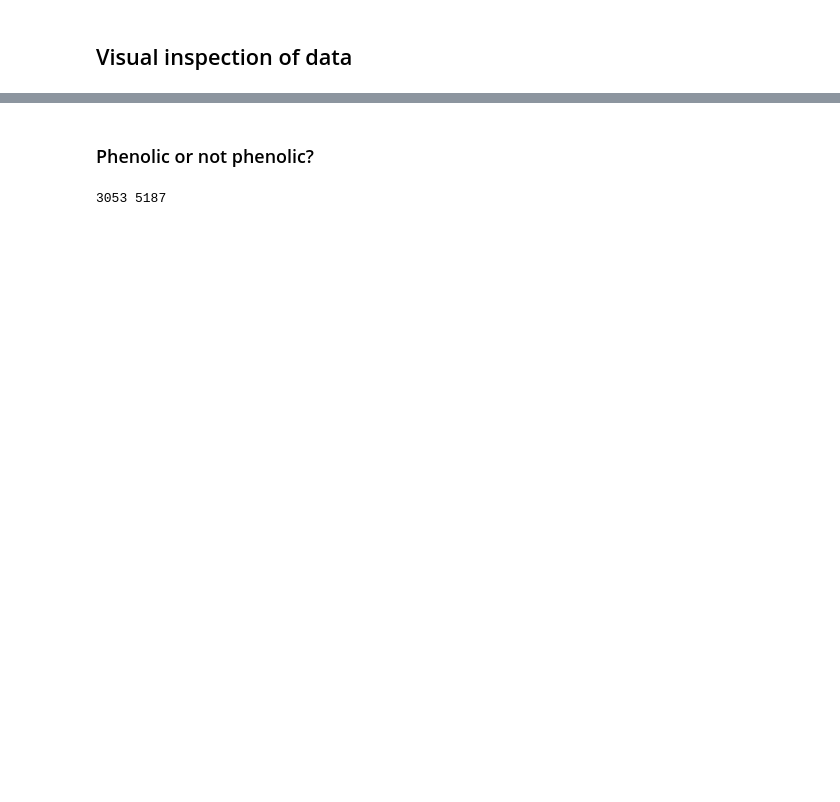
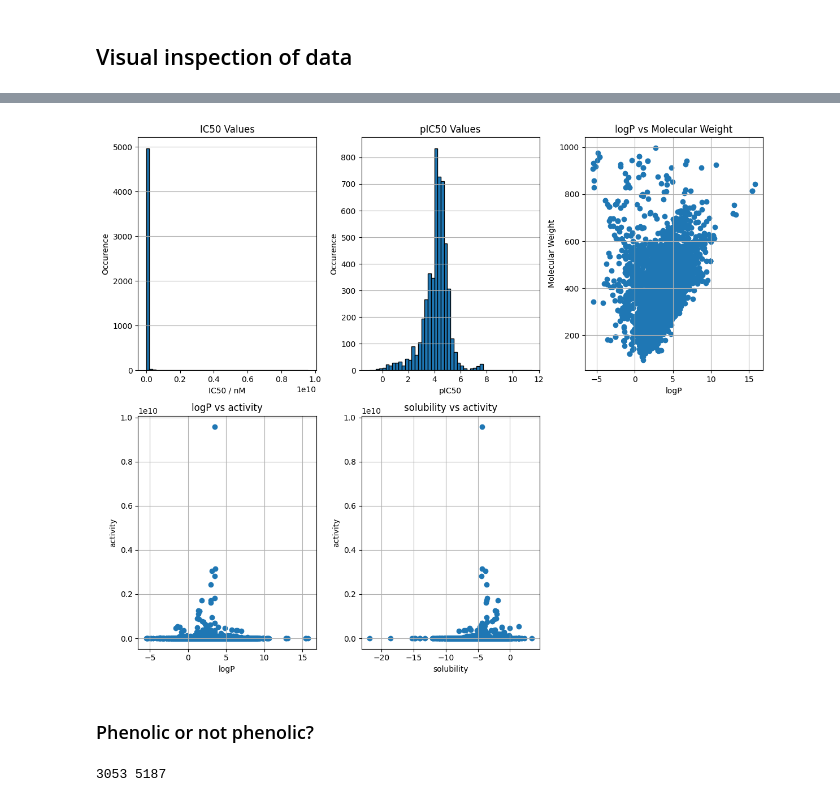
Before and after one commit to ManuelOtt-code/Project-DC, a Jupyter notebook: Data_extraction+processing.ipynb, the cells around one changed output, grey strips where cells are left out. Saved outputs shown, nothing was run; the diff lists cells and outputs as text; code cells hidden in the pictures; blank space fills up the shorter version.

```diff
--- a/Data_extraction+processing.ipynb
+++ b/Data_extraction+processing.ipynb
@@ -290,3 +160,57 @@ merged_df.head()
+# %%
+import matplotlib.pyplot as plt
+import pandas as pd
+# Assuming df_dpph is already loaded and processed as in the previous steps
+
+# Create a figure with a 2x2 grid of subplots
+fig, axes = plt.subplots(2, 3, figsize=(12, 10))
+
+# Flatten the axes array for easier iteration
+axes = axes.flatten()
+
+# Histogram of IC50 values in nM
+axes[0].hist(df_dpph['value_nM'], bins=50, edgecolor='black')
+axes[0].set_title('IC50 Values')
+axes[0].set_xlabel('IC50 / nM')
+axes[0].set_ylabel('Occurence')
+axes[0].grid(axis='y')
+
+# Histogram of pIC50 values
+axes[1].hist(df_dpph['pIC50'], bins=50, edgecolor='black')
+axes[1].set_title('pIC50 Values')
+axes[1].set_xlabel('pIC50')
+axes[1].set_ylabel('Occurence')
+axes[1].grid(axis='y')
+
+# Scatter plot of logP vs Molecular Weight
+axes[2].scatter(df_dpph['AlogP'], df_dpph['Molecular Weight'])
+axes[2].set_title('logP vs Molecular Weight')
+axes[2].set_xlabel('logP')
+axes[2].set_ylabel('Molecular Weight')
+axes[2].grid(True)
+
+# Scatter plot of logP vs activity (value_nM)
+axes[3].scatter(df_dpph['AlogP'], df_dpph['value_nM'])
+axes[3].set_title('logP vs activity')
+axes[3].set_xlabel('logP')
+axes[3].set_ylabel('activity')
+axes[3].grid(True)
+
+axes[4].scatter(df_dpph['Solubility'], df_dpph['value_nM'])
+axes[4].set_title('solubility vs activity')
+axes[4].set_xlabel('solubility')
+axes[4].set_ylabel('activity')
+axes[4].grid(True)
+
+fig.delaxes(axes[5])
+
+# Adjust layout to prevent overlapping titles and labels
+plt.tight_layout()
+
+# Display the figure
+plt.show()
+# %% [output]
+[figure, added]
 # %% [markdown]
 ### Phenolic or not phenolic?
 # %%
```
Also changed, not shown: parts of 23 cells of this notebook.
